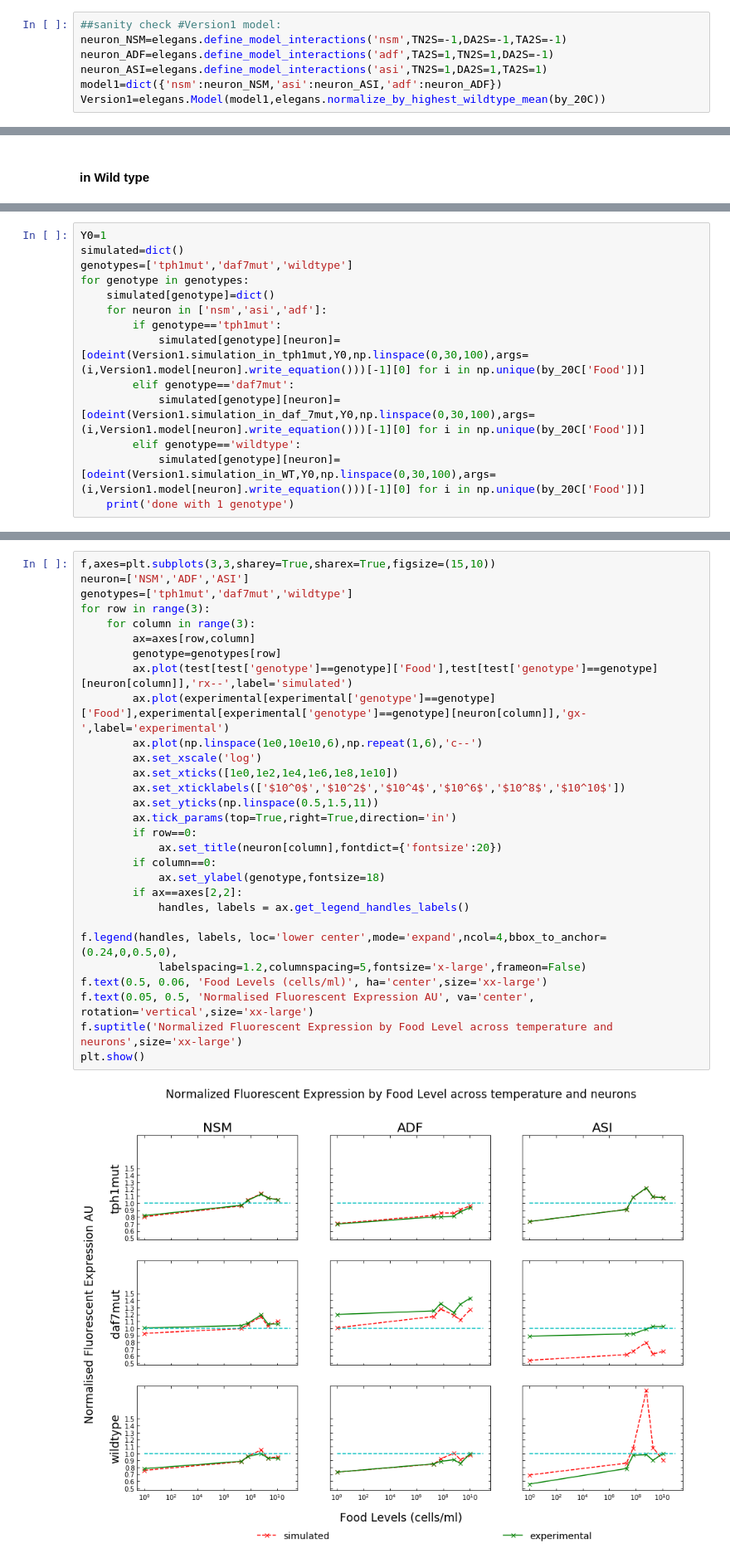
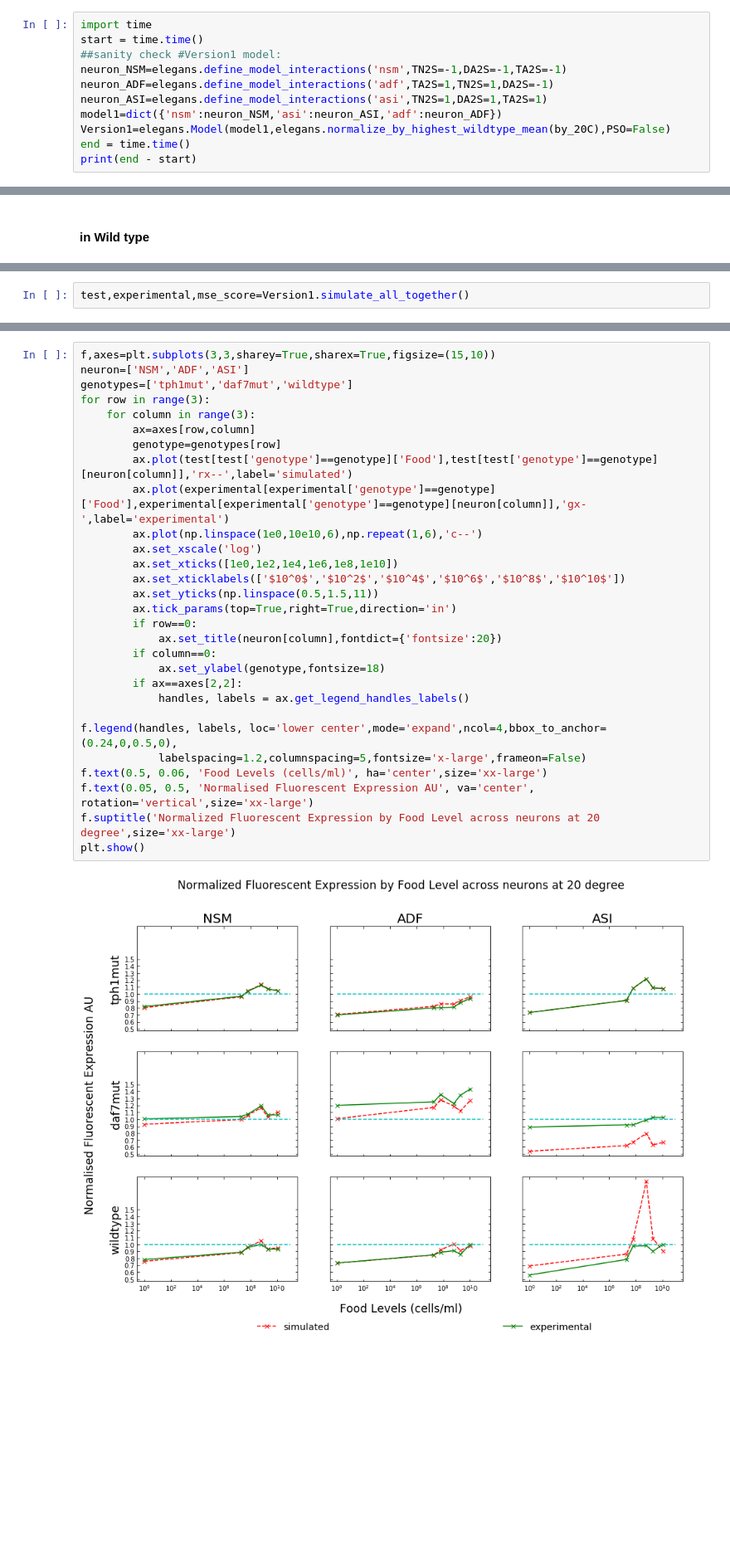
Before and after one commit to lehai-ml/c-elegans-modelling2020, a Jupyter notebook: main_notebook.ipynb, the cells around one changed output, grey strips where cells are left out. Shown at 83% size. Drawn from its saved outputs; the diff is of its cells as text; blank space fills up the shorter version.

Commit message:
updated graphs

```diff
--- a/main_notebook.ipynb
+++ b/main_notebook.ipynb
@@ -55,9 +57,13 @@ plt.show()
 
 A model has calculated DA table, TA_TN table
 # %%
+import time
+start = time.time()
 ##sanity check #Version1 model:
 neuron_NSM=elegans.define_model_interactions('nsm',TN2S=-1,DA2S=-1,TA2S=-1)
 neuron_ADF=elegans.define_model_interactions('adf',TA2S=1,TN2S=1,DA2S=-1)
 neuron_ASI=elegans.define_model_interactions('asi',TN2S=1,DA2S=1,TA2S=1)
 model1=dict({'nsm':neuron_NSM,'asi':neuron_ASI,'adf':neuron_ADF})
-Version1=elegans.Model(model1,elegans.normalize_by_highest_wildtype_mean(by_20C))
+Version1=elegans.Model(model1,elegans.normalize_by_highest_wildtype_mean(by_20C),PSO=False)
+end = time.time()
+print(end - start)
@@ -171,14 +198,0 @@ Text(0.5,1,'Simulation of cell states in WT')
-# %%
-Y0=1
-simulated=dict()
-genotypes=['tph1mut','daf7mut','wildtype']
-for genotype in genotypes:
-    simulated[genotype]=dict()
-    for neuron in ['nsm','asi','adf']:
-        if genotype=='tph1mut':
-            simulated[genotype][neuron]=[odeint(Version1.simulation_in_tph1mut,Y0,np.linspace(0,30,100),args=(i,Version1.model[neuron].write_equation()))[-1][0] for i in np.unique(by_20C['Food'])]
-        elif genotype=='daf7mut':
-            simulated[genotype][neuron]=[odeint(Version1.simulation_in_daf_7mut,Y0,np.linspace(0,30,100),args=(i,Version1.model[neuron].write_equation()))[-1][0] for i in np.unique(by_20C['Food'])]
-        elif genotype=='wildtype':
-            simulated[genotype][neuron]=[odeint(Version1.simulation_in_WT,Y0,np.linspace(0,30,100),args=(i,Version1.model[neuron].write_equation()))[-1][0] for i in np.unique(by_20C['Food'])]
-    print('done with 1 genotype')
@@ -213,0 +201,2 @@ dataset=(test,experimental)
+# %%
+test,experimental,mse_score=Version1.simulate_all_together()
@@ -214,31 +211,31 @@ dataset=(test,experimental)
 # %%
 f,axes=plt.subplots(3,3,sharey=True,sharex=True,figsize=(15,10))
 neuron=['NSM','ADF','ASI']
 genotypes=['tph1mut','daf7mut','wildtype']
 for row in range(3):
     for column in range(3):
         ax=axes[row,column]
         genotype=genotypes[row]
         ax.plot(test[test['genotype']==genotype]['Food'],test[test['genotype']==genotype][neuron[column]],'rx--',label='simulated')
         ax.plot(experimental[experimental['genotype']==genotype]['Food'],experimental[experimental['genotype']==genotype][neuron[column]],'gx-',label='experimental')
         ax.plot(np.linspace(1e0,10e10,6),np.repeat(1,6),'c--')
         ax.set_xscale('log')
         ax.set_xticks([1e0,1e2,1e4,1e6,1e8,1e10])
         ax.set_xticklabels(['$10^0$','$10^2$','$10^4$','$10^6$','$10^8$','$10^10$'])
         ax.set_yticks(np.linspace(0.5,1.5,11))
         ax.tick_params(top=True,right=True,direction='in')
         if row==0:
             ax.set_title(neuron[column],fontdict={'fontsize':20})
         if column==0:
             ax.set_ylabel(genotype,fontsize=18)
         if ax==axes[2,2]:
             handles, labels = ax.get_legend_handles_labels()
 
 f.legend(handles, labels, loc='lower center',mode='expand',ncol=4,bbox_to_anchor=(0.24,0,0.5,0),
             labelspacing=1.2,columnspacing=5,fontsize='x-large',frameon=False)
 f.text(0.5, 0.06, 'Food Levels (cells/ml)', ha='center',size='xx-large')
 f.text(0.05, 0.5, 'Normalised Fluorescent Expression AU', va='center', rotation='vertical',size='xx-large')
-f.suptitle('Normalized Fluorescent Expression by Food Level across temperature and neurons',size='xx-large')
+f.suptitle('Normalized Fluorescent Expression by Food Level across neurons at 20 degree',size='xx-large')
 plt.show()
 # %% [output]
-[figure, old version]
+[figure, new version]
```
Also changed, not shown: parts of 20 cells of this notebook.
